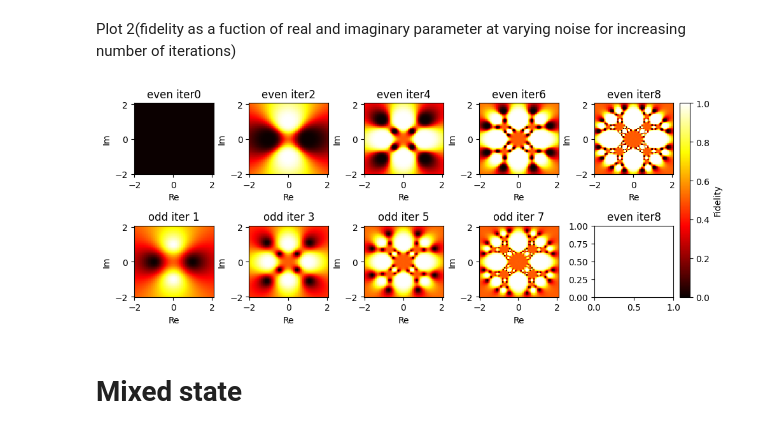
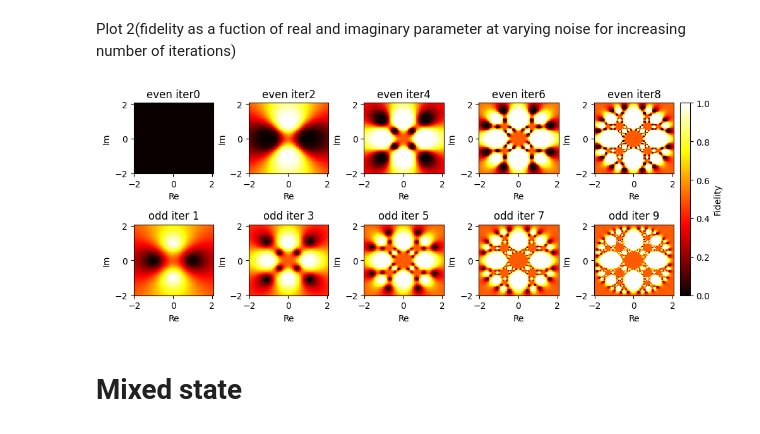
Before and after one commit to Aron9605/Wigner-Internship, a Jupyter notebook: simulation.ipynb, the cells around one changed output. Saved outputs shown, nothing was run; the diff lists cells and outputs as text; code cells hidden in the pictures.

```diff
--- a/simulation.ipynb
+++ b/simulation.ipynb
@@ -211,7 +211,7 @@ Plot 2(fidelity as a fuction of real and imaginary parameter at varying noise fo
 fig, axs = plt.subplots(2, 5,figsize=(11, 4))
 
 #initializing the state
-for c in np.arange(9):
+for c in np.arange(10):
 
     psi_complex = np.empty(4,dtype=complex)
     real = []
@@ -303,34 +303,34 @@ for c in np.arange(9):
 
     if c%2==0:
         F_even = np.array(f_even).reshape(len(y), len(x))
 
         mesh = axs[0,c//2].pcolormesh(X, Y, np.abs(F_even), cmap='hot', shading='auto', vmin=0, vmax=1)
         axs[0,c//2].set_title(f'even iter{c}')
         axs[0,c//2].set_xlabel('Re')  # Set x-axis label for subplot in the first column
         axs[0,c//2].set_ylabel('Im')  # Set y-axis label for subplot in the first column
 
         plt.title(f'even iter{c}')
 
 
 
 
     else:
         F_odd = np.array(f_odd).reshape(len(y), len(x))
 
         mesh = axs[1,c//2].pcolormesh(X, Y, np.abs(F_odd), cmap='hot', shading='auto', vmin=0, vmax=1)
         axs[1,c//2].set_title(f'odd iter {c}')
         axs[1,c//2].set_xlabel('Re')  # Set x-axis label for subplot in the second column
         axs[1,c//2].set_ylabel('Im')  # Set y-axis label for subplot in the second column
 
         plt.title(f'odd iter {c}')
 
 plt.tight_layout()
 cbar = fig.colorbar(mesh, ax=axs.ravel().tolist(), orientation='vertical',pad=0.01)
 cbar.set_label('Fidelity')
 
 plt.show()
 # %% [output]
-[figure, old version]
+[figure, new version]
 # %% [markdown]
 # Mixed state
 # %% [markdown]
```
Also changed, not shown: parts of 1 cell of this notebook.
